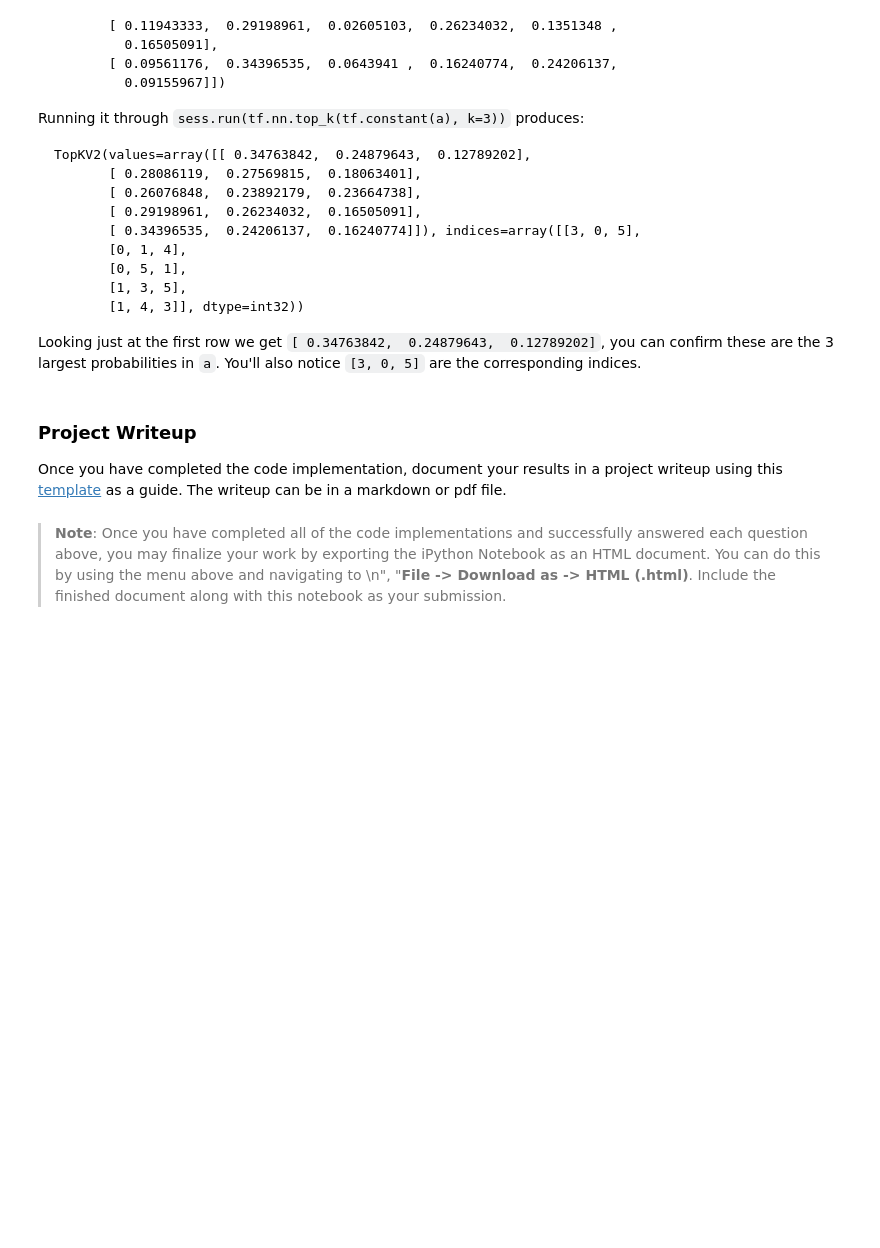
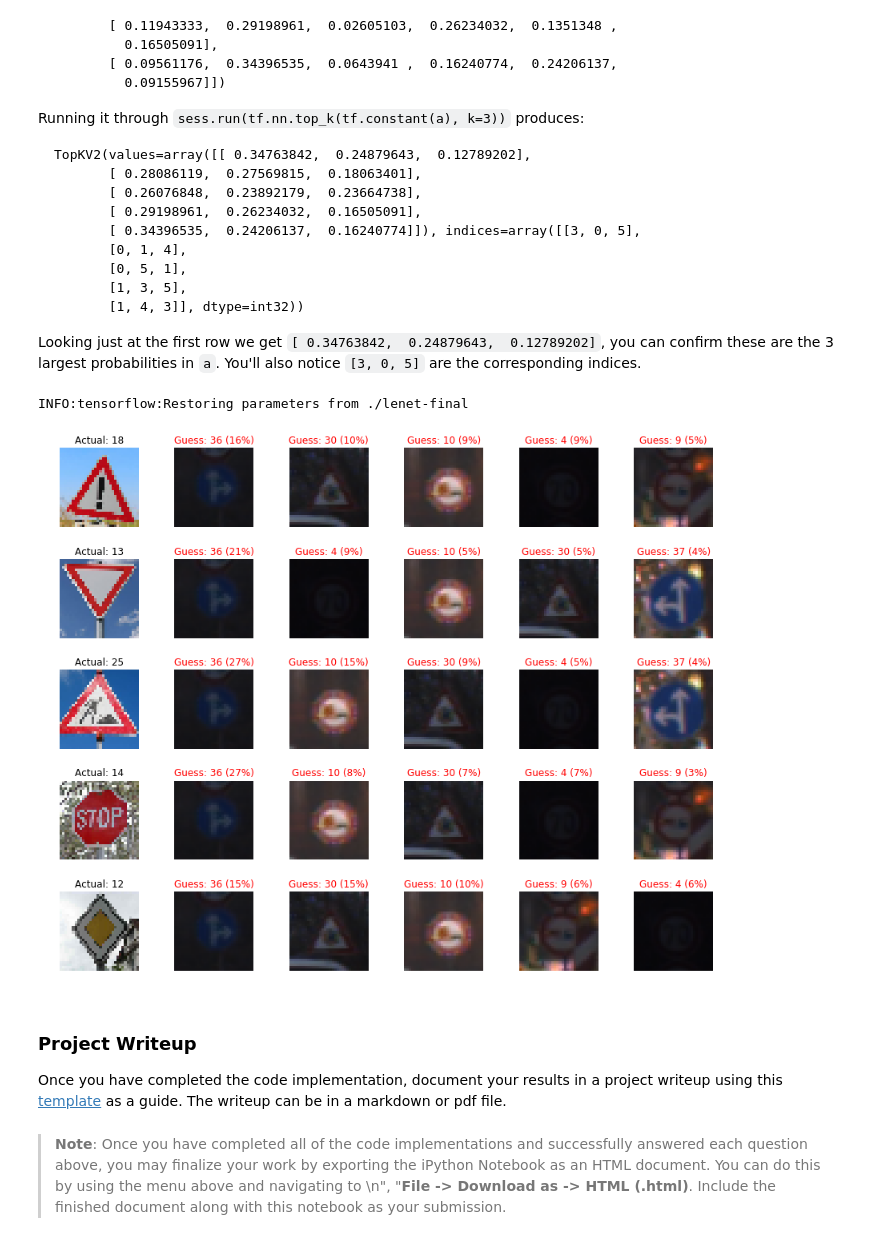
Before and after one commit to hafizur-rahman/CarND-Traffic-Sign-Classifier-Project, a Jupyter notebook: Traffic_Sign_Classifier.ipynb, the cells around one changed output. Saved outputs shown, nothing was run; the diff lists cells and outputs as text; code cells hidden in the pictures; blank space fills up the shorter version.

```diff
--- a/Traffic_Sign_Classifier.ipynb
+++ b/Traffic_Sign_Classifier.ipynb
@@ -349,7 +380,7 @@ for i, data in zip(range(len(y_train)), y_train):
         gamma_adj_labels.append(data)
 
         hist[data] += 5
-    elif rnd.randint(1, 100) > 50:
+    elif rnd.randint(1, 100) > 60:
         intensity_adj_images.append(rescale_intensity(X_train[i]))
         intensity_adj_labels.append(data)
 
@@ -583,13 +616,13 @@ class Pipeline:
         return total_loss/X_valid.shape[0], total_acc/X_valid.shape[0]
 
 
-    def train(self, X_train, y_train, X_valid, y_valid, X_test, y_test, epochs, batch_size=32, on_complete='eval'):
+    def train(self, X_train, y_train, X_valid, y_valid, X_test, y_test, epochs, batch_size=32, on_complete=['eval']):
         max_accuracy = 0.0
 
         with tf.Session() as sess:
             sess.run(tf.global_variables_initializer())
 
-            if on_complete == 'save':
+            if 'save' in on_complete:
                 saver = tf.train.Saver()
 
             num_examples = len(X_train)
@@ -618,11 +651,7 @@ class Pipeline:
                     val_acc * 100
                 ))
 
-            if on_complete == 'eval':
-                _, test_accuracy = self.evaluate(X_test, y_test, sess)
-                print("Test Set Accuracy = {:.2f}%".format(test_accuracy * 100))
-
-            if on_complete == 'save':
+            if 'save' in on_complete:
                 print("Model w/ validation set accuracy: {:.1f} % saved at {}".format(max_accuracy*100.0, self.name))
 # %% [markdown]
 ### Train, Validate and Test the Model
@@ -659,6 +691,12 @@ final_model = "lenet-final"
 print ("Train, validate and evaluate test set accuracy...")
 
 pipeline = Pipeline(final_model, learning_rate=rate, use_batch_normalization=True)
-pipeline.train(X_train_gray, y_train_augmented, X_valid_gray, y_valid, X_test_gray, y_test, epochs=EPOCHS, on_complete='save')
+pipeline.train(X_train_gray, y_train_augmented,
+               X_valid_gray, y_valid,
+               X_test_gray, y_test,
+               epochs=EPOCHS, on_complete=['save'])
 
-predictions = evaluate_test_set(final_model, X_test_gray, y_test, pipeline)
+report(final_model,
+       X_train_gray, y_train_augmented,
+       X_valid_gray, y_valid,
+       X_test_gray, y_test, pipeline)
@@ -713,7 +760,7 @@ show_new_images(test_images)
 ### Feel free to use as many code cells as needed.
 
 my_labels = [18, 13, 25, 14, 12]
-my_images_gray = np.sum(np.array(test_images)/3, axis=3, keepdims=True)
+my_images_gray = grayscale(np.array([image for _, image in test_images]))
 # %% [markdown]
 ### Analyze Performance
 # %%
@@ -769,34 +830,37 @@ softmax_logits = tf.nn.softmax(pipeline.logits)
 top_k = tf.nn.top_k(softmax_logits, k=5)
 
 
 with tf.Session() as sess:
     sess.run(tf.global_variables_initializer())
     saver = tf.train.import_meta_graph('./{}.meta'.format(final_model))
     saver.restore(sess, "./{}".format(final_model))
     my_softmax_logits = sess.run(softmax_logits, feed_dict={pipeline.X: my_images_gray})
     my_top_k = sess.run(top_k, feed_dict={pipeline.X: my_images_gray})
 
     n_cols = 6
     fig, axs = plt.subplots(len(test_images), n_cols, figsize=(15, 12))
     fig.subplots_adjust(hspace = .4, wspace=.2)
     axs = axs.ravel()
 
     for r, image in enumerate(test_images):
         c = r * n_cols
 
         axs[c].axis('off')
-        axs[c].imshow(image)
+        axs[c].imshow(image[1])
         axs[c].set_title('Actual: {}'.format(my_labels[r]))
 
         for i, guess in zip(range(5), my_top_k[1][r][:5]):
             index = np.argwhere(y_valid == guess)[0]
 
             color = 'g' if my_labels[r] == guess else 'r'
 
             pos = c + i + 1
             axs[pos].axis('off')
             axs[pos].imshow(X_valid[index].squeeze())
             axs[pos].set_title('Guess: {} ({:.0f}%)'.format(guess, 100 * my_top_k[0][r][i]), color=color)
+# %% [output]
+INFO:tensorflow:Restoring parameters from ./lenet-final
+[figure, added]
 # %% [markdown]
 ### Project Writeup
 
```
Also changed, not shown: parts of 12 cells of this notebook, 1 other file.
